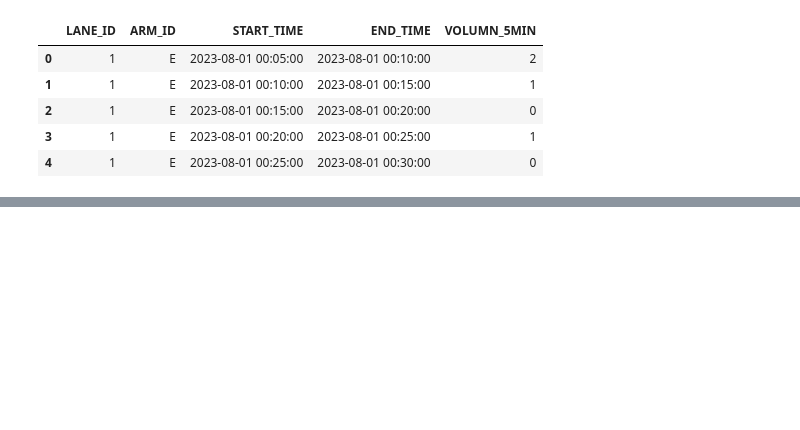
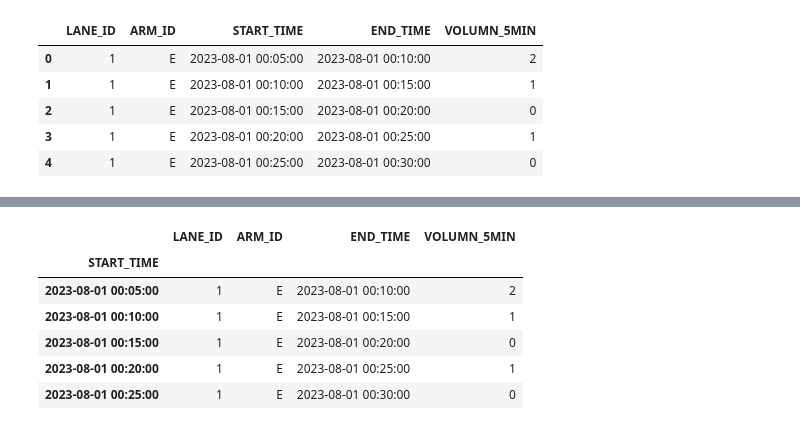
Before and after one commit to Zhou1317fe5/ml-projects, a Jupyter notebook: SEED2023/ITS_Preliminary.ipynb, the cells around one changed output, grey strips where cells are left out. Saved outputs shown, nothing was run; the diff lists cells and outputs as text; code cells hidden in the pictures; blank space fills up the shorter version.

```diff
--- a/SEED2023/ITS_Preliminary.ipynb
+++ b/SEED2023/ITS_Preliminary.ipynb
@@ -63,0 +180,18 @@ flow.head()
+# %%
+flow_df['START_TIME'] = pd.to_datetime(flow_df['START_TIME'])
+flow_df['END_TIME'] = pd.to_datetime(flow_df['END_TIME'])
+# %%
+# Process Flow.csv
+flow_df = flow_df.set_index('START_TIME') # set time as index
+#flow_df = flow_df.resample('5T').mean() # resample to 5 min intervals
+#flow_df = flow_df.fillna(method='ffill').fillna(method='bfill') # fill NaNs
+# %%
+flow_df.head()
+# %% [output]
+|  | LANE_ID | ARM_ID | END_TIME | VOLUMN_5MIN |
+| START_TIME |  |  |  |  |
+| 2023-08-01 00:05:00 | 1 | E | 2023-08-01 00:10:00 | 2 |
+| 2023-08-01 00:10:00 | 1 | E | 2023-08-01 00:15:00 | 1 |
+| 2023-08-01 00:15:00 | 1 | E | 2023-08-01 00:20:00 | 0 |
+| 2023-08-01 00:20:00 | 1 | E | 2023-08-01 00:25:00 | 1 |
+| 2023-08-01 00:25:00 | 1 | E | 2023-08-01 00:30:00 | 0 |
```
Also changed, not shown: parts of 27 cells of this notebook, 2 other files.
